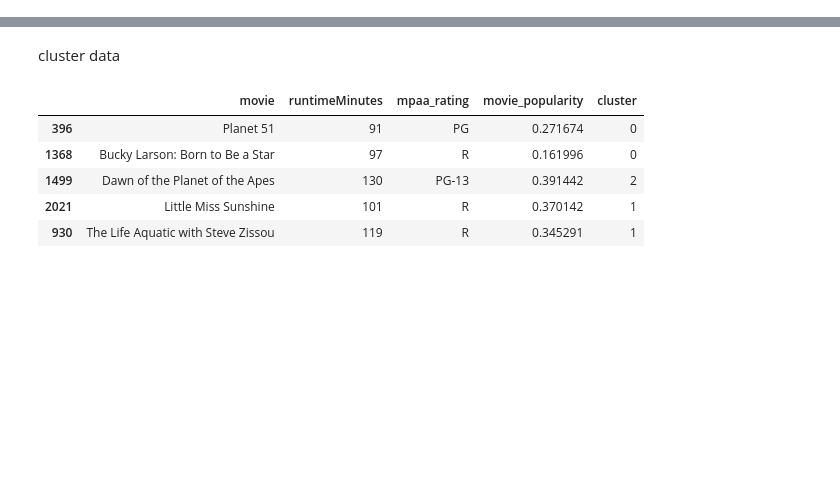
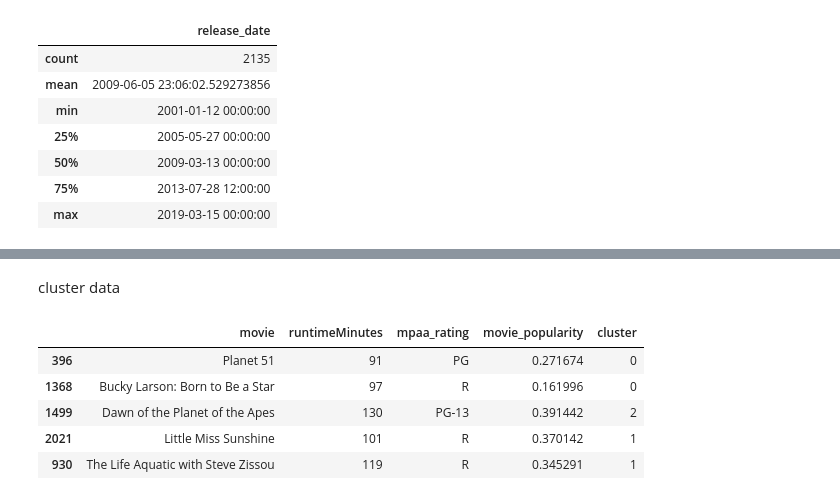
Before and after one commit to ZhimingMei/MGT4187-Project, a Jupyter notebook: results_folder/regression_all_log.ipynb, the cells around one changed output, grey strips where cells are left out. Saved outputs shown, nothing was run; the diff lists cells and outputs as text; code cells hidden in the pictures; blank space fills up the shorter version.

```diff
--- a/results_folder/regression_all_log.ipynb
+++ b/results_folder/regression_all_log.ipynb
@@ -51,0 +23,13 @@ df[['same_period_indicator', 'same_period_profit', 'same_period_rating', 'same_p
+# %%
+df['release_date'] = pd.to_datetime(df['release_date'])
+
+df[['release_date']].describe()
+# %% [output]
+|  | release_date |
+| count | 2135 |
+| mean | 2009-06-05 23:06:02.529273856 |
+| min | 2001-01-12 00:00:00 |
+| 25% | 2005-05-27 00:00:00 |
+| 50% | 2009-03-13 00:00:00 |
+| 75% | 2013-07-28 12:00:00 |
+| max | 2019-03-15 00:00:00 |
```
Also changed, not shown: parts of 6 cells of this notebook.
